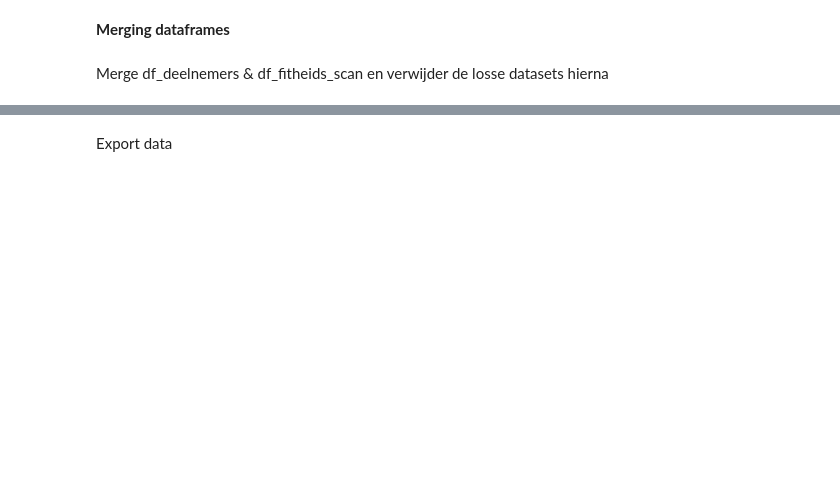
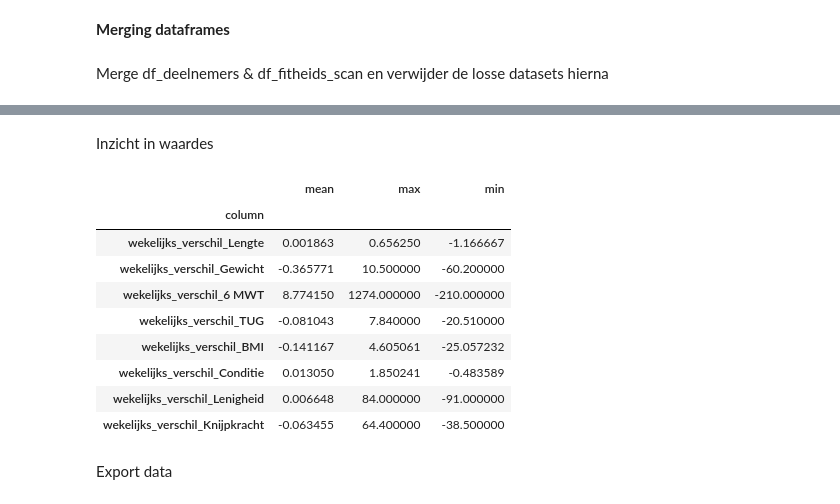
Before and after one commit to Siverty/BD-04-Zuyd_Hogeschool_2023, a Jupyter notebook: 1. Preparatie Healthylife.ipynb, the cells around one changed output, grey strips where cells are left out. Saved outputs shown, nothing was run; the diff lists cells and outputs as text; code cells hidden in the pictures; blank space fills up the shorter version.

```diff
--- a/preparatie_healthylife.ipynb
+++ b/1. Preparatie Healthylife.ipynb
@@ -360,3 +462,38 @@ memory usage: 31.2+ KB
+# %% [markdown]
+Inzicht in waardes
+# %%
+import pandas as pd
+
+information_data = {
+    'column': [],
+    'mean': [],
+    'max': [],
+    'min': []
+}
+
+for column in ['wekelijks_verschil_Lengte', 'wekelijks_verschil_Gewicht',
+               'wekelijks_verschil_6 MWT', 'wekelijks_verschil_TUG',
+               'wekelijks_verschil_BMI', 'wekelijks_verschil_Conditie',
+               'wekelijks_verschil_Lenigheid', 'wekelijks_verschil_Knijpkracht']:
+    information_data['column'].append(column)
+    information_data['mean'].append(df_healthy_life[column].mean(skipna=True))
+    information_data['max'].append(df_healthy_life[column].max(skipna=True))
+    information_data['min'].append(df_healthy_life[column].min(skipna=True))
+
+information_data = pd.DataFrame.from_dict(information_data)
+information_data = information_data.set_index("column")
+information_data
+# %% [output]
+|  | mean | max | min |
+| column |  |  |  |
+| wekelijks_verschil_Lengte | 0.001863 | 0.656250 | -1.166667 |
+| wekelijks_verschil_Gewicht | -0.365771 | 10.500000 | -60.200000 |
+| wekelijks_verschil_6 MWT | 8.774150 | 1274.000000 | -210.000000 |
+| wekelijks_verschil_TUG | -0.081043 | 7.840000 | -20.510000 |
+| wekelijks_verschil_BMI | -0.141167 | 4.605061 | -25.057232 |
+| wekelijks_verschil_Conditie | 0.013050 | 1.850241 | -0.483589 |
+| wekelijks_verschil_Lenigheid | 0.006648 | 84.000000 | -91.000000 |
+| wekelijks_verschil_Knijpkracht | -0.063455 | 64.400000 | -38.500000 |
 # %% [markdown]
 Export data
 # %%
```
Also changed, not shown: parts of 18 cells of this notebook, 16 other files.
